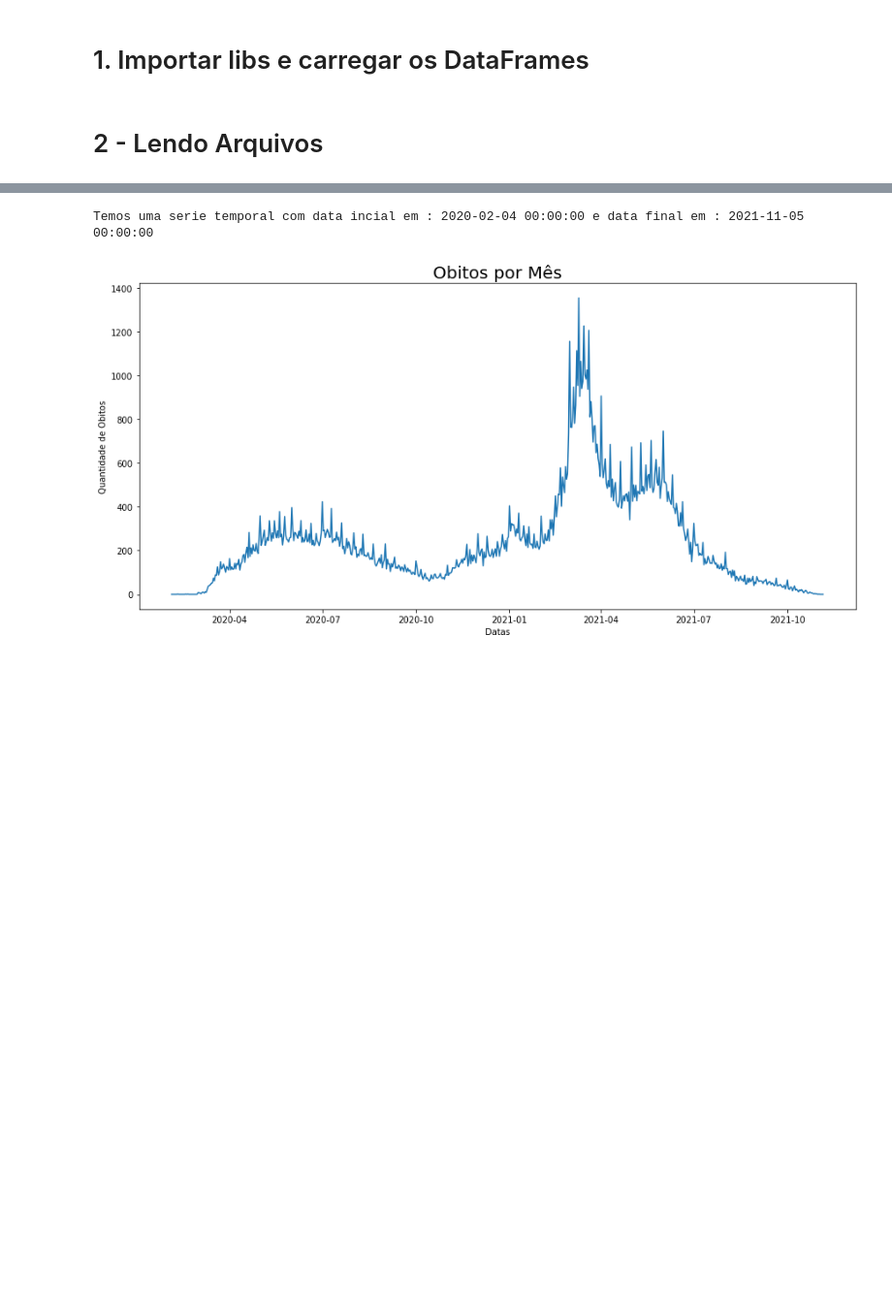
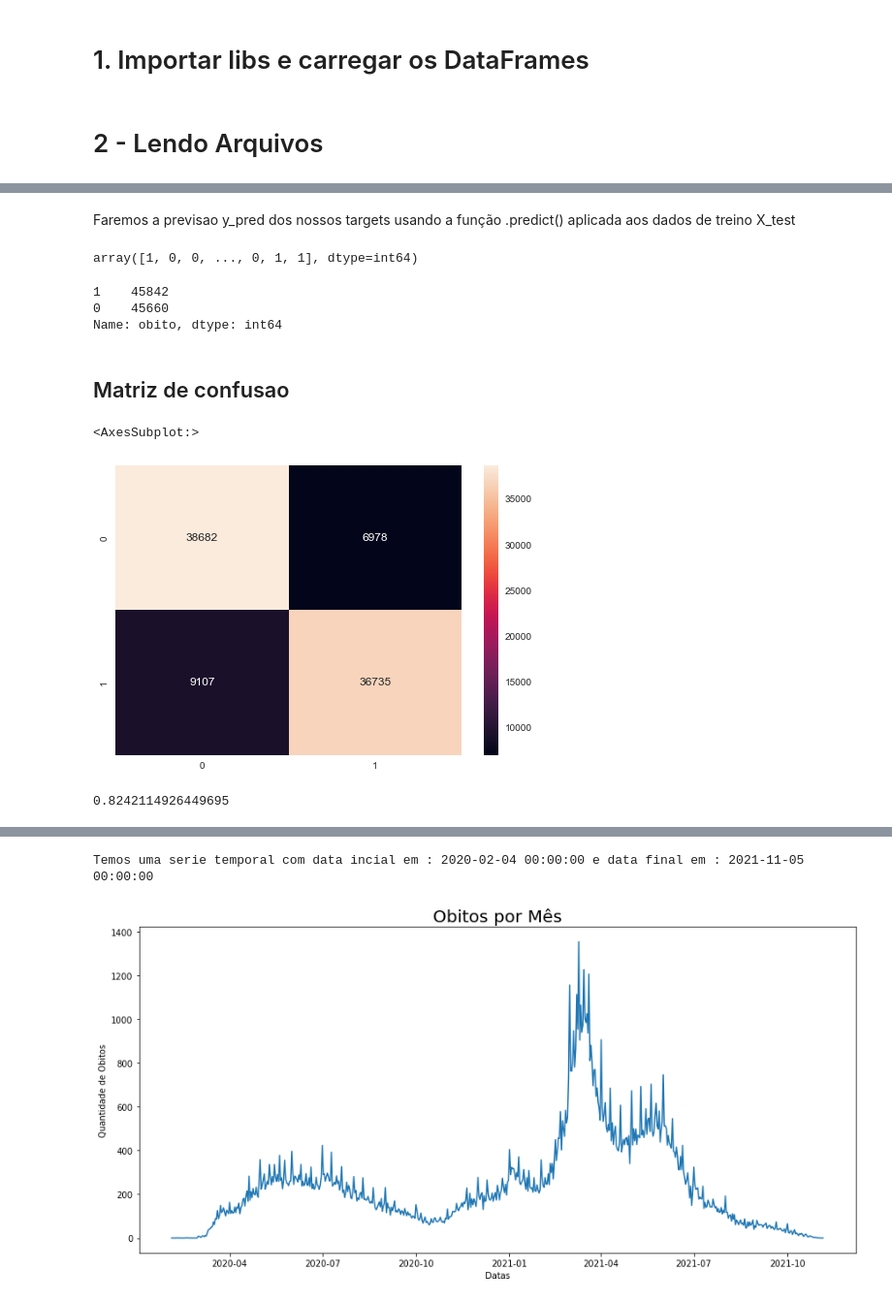
Before and after one commit to 1colete/dh_projeto_integrador, a Jupyter notebook: 3_modelagem.ipynb, the cells around one changed output, grey strips where cells are left out. Shown: that part at 97% size. Drawn from its saved outputs; the diff is of its cells as text; code cells hidden in the pictures; blank space fills up the shorter version.

```diff
--- a/3_modelagem.ipynb
+++ b/3_modelagem.ipynb
@@ -65,0 +124,4 @@ df_coordenadas = pd.read_csv('dados/Sedes_Coordenadas_Municipios.csv', encoding
+# %%
+seed = 123
+size = 0.3
+X_train, X_test, y_train, y_test = train_test_split(X_res,y_res, test_size = size, random_state = seed)
@@ -65,0 +187,11 @@ df_coordenadas = pd.read_csv('dados/Sedes_Coordenadas_Municipios.csv', encoding
+# %%
+#### Usando Sklearn
+# Criando matriz X sem a constante
+X1 = X_res.drop('const', axis=1)
+X1_train = X_train.drop('const',axis=1)
+X1_test = X_test.drop('const',axis=1)
+
+# Criando a variavel target continua sendo Y_res
+# %%
+model = LogisticRegression(fit_intercept=True, penalty='l2', C = 1e10,)
+model.fit(X1_train,y_train)
@@ -65,0 +206,7 @@ df_coordenadas = pd.read_csv('dados/Sedes_Coordenadas_Municipios.csv', encoding
+# %% [markdown]
+Faremos a previsao y_pred dos nossos targets usando a função .predict() aplicada aos dados de treino X_test
+# %%
+y_pred = model.predict(X1_test)
+y_pred
+# %% [output]
+array([1, 0, 0, ..., 0, 1, 1], dtype=int64)
@@ -65,0 +217,19 @@ df_coordenadas = pd.read_csv('dados/Sedes_Coordenadas_Municipios.csv', encoding
+# %%
+y_test.value_counts()
+# %% [output]
+1    45842
+0    45660
+Name: obito, dtype: int64
+# %% [markdown]
+## Matriz de confusao
+# %%
+cm = confusion_matrix(y_test,y_pred)
+sns.heatmap(cm, annot = True, fmt = 'd')
+# %% [output]
+<AxesSubplot:>
+[figure, added]
+# %%
+acuracia = accuracy_score(y_test,y_pred)
+display(acuracia)
+# %% [output]
+0.8242114926449695
```
Also changed, not shown: parts of 73 cells of this notebook, 2 other files.
